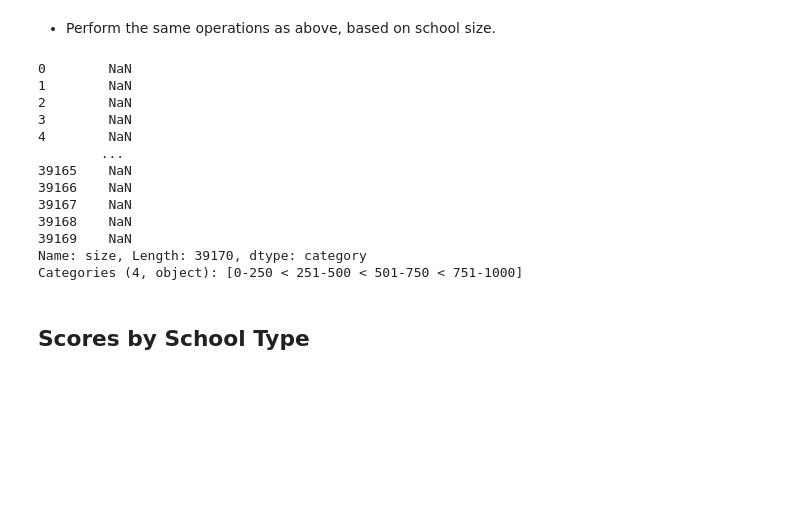
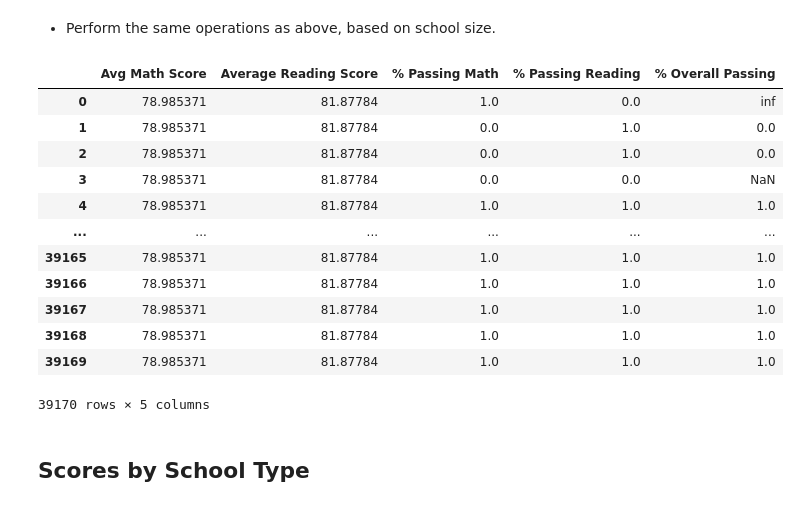
Before and after one commit to lorelles/pandas-challenge, a Jupyter notebook: PyCitySchools/PyCitySchools_analysis.ipynb, the cells around one changed output. Cells and saved outputs as stored; diff of their text form; code cells hidden in the pictures; blank space fills up the shorter version.

```diff
--- a/PyCitySchools/PyCitySchools_analysis.ipynb
+++ b/PyCitySchools/PyCitySchools_analysis.ipynb
@@ -292,22 +306,35 @@ Categories (4, object): [0-15 < 16-30 < 31-45 < 46-80]
 # %%
 bins = [0, 250, 500, 750, 1000]
 group_names = ["0-250", "251-500", "501-750", "751-1000"]
 size_df = pd.cut(school_data_complete["size"], bins, labels=group_names, include_lowest=True)
+
+avg_math = (school_data_complete["math_score"].mean()).astype(float)
+avg_reading = (school_data_complete["reading_score"].mean()).astype(float)
+pass_math = (school_data_complete["math_score"] >= 70).astype(float)
+pass_reading = (school_data_complete["reading_score"] >=70).astype(float)
+pass_both = (pass_math/pass_reading).astype(float)
+
+size_df = pd.DataFrame({
+                            "Avg Math Score": avg_math,
+                            "Average Reading Score": avg_reading,
+                            "% Passing Math": pass_math,
+                            "% Passing Reading": pass_reading,
+                            "% Overall Passing": type_pass_both})
 size_df
 # %% [output]
+|  | Avg Math Score | Average Reading Score | % Passing Math | % Passing Reading | % Overall Passing |
+| 0 | 78.985371 | 81.87784 | 1.0 | 0.0 | inf |
+| 1 | 78.985371 | 81.87784 | 0.0 | 1.0 | 0.0 |
+| 2 | 78.985371 | 81.87784 | 0.0 | 1.0 | 0.0 |
+| 3 | 78.985371 | 81.87784 | 0.0 | 0.0 | NaN |
+| 4 | 78.985371 | 81.87784 | 1.0 | 1.0 | 1.0 |
+| ... | ... | ... | ... | ... | ... |
+| 39165 | 78.985371 | 81.87784 | 1.0 | 1.0 | 1.0 |
+| 39166 | 78.985371 | 81.87784 | 1.0 | 1.0 | 1.0 |
+| 39167 | 78.985371 | 81.87784 | 1.0 | 1.0 | 1.0 |
+| 39168 | 78.985371 | 81.87784 | 1.0 | 1.0 | 1.0 |
+| 39169 | 78.985371 | 81.87784 | 1.0 | 1.0 | 1.0 |
-0        NaN
-1        NaN
-2        NaN
-3        NaN
-4        NaN
-        ...
-39165    NaN
-39166    NaN
-39167    NaN
-39168    NaN
-39169    NaN
-Name: size, Length: 39170, dtype: category
-Categories (4, object): [0-250 < 251-500 < 501-750 < 751-1000]
+39170 rows × 5 columns
 # %% [markdown]
 ## Scores by School Type
 # %% [markdown]
```
Also changed, not shown: parts of 3 cells of this notebook.
